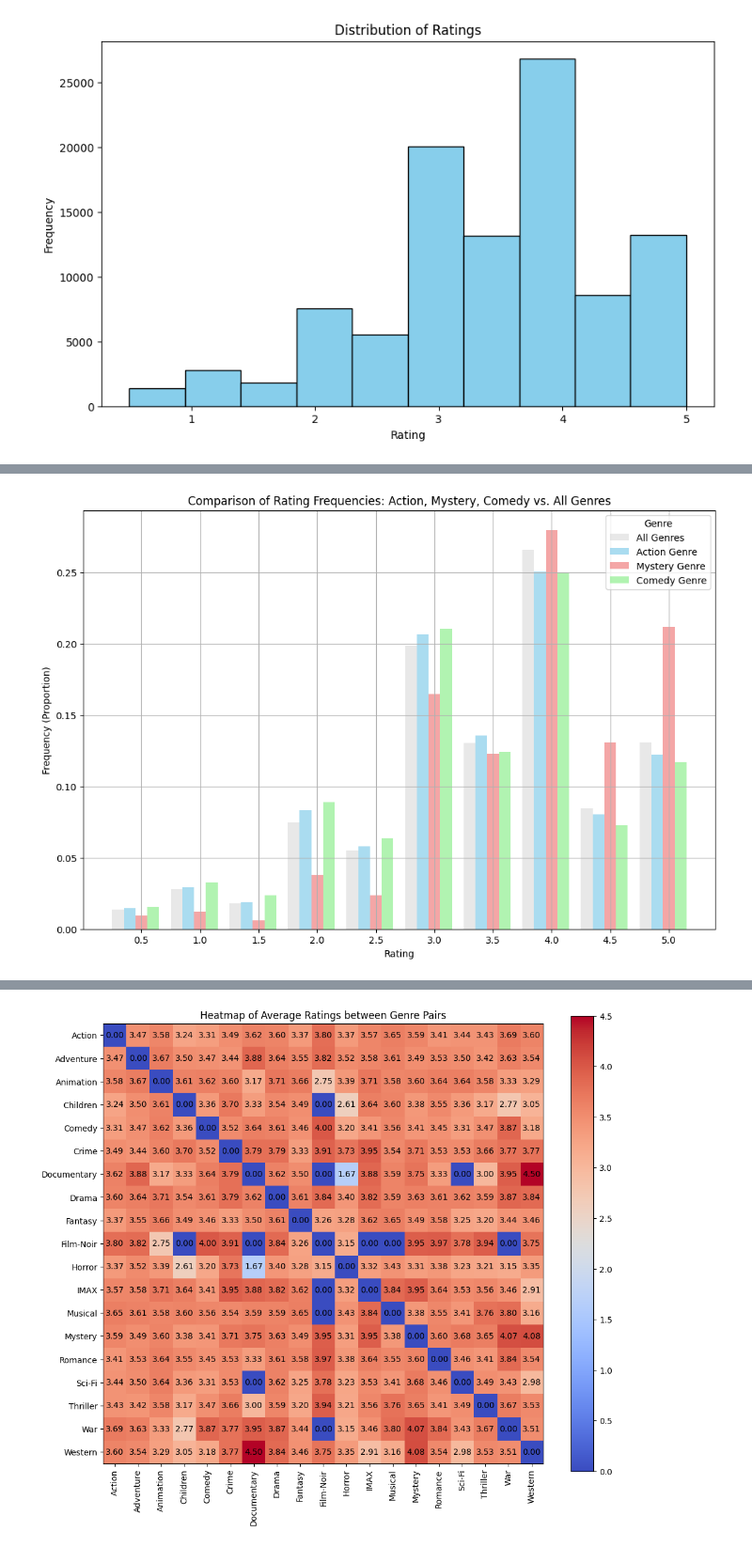
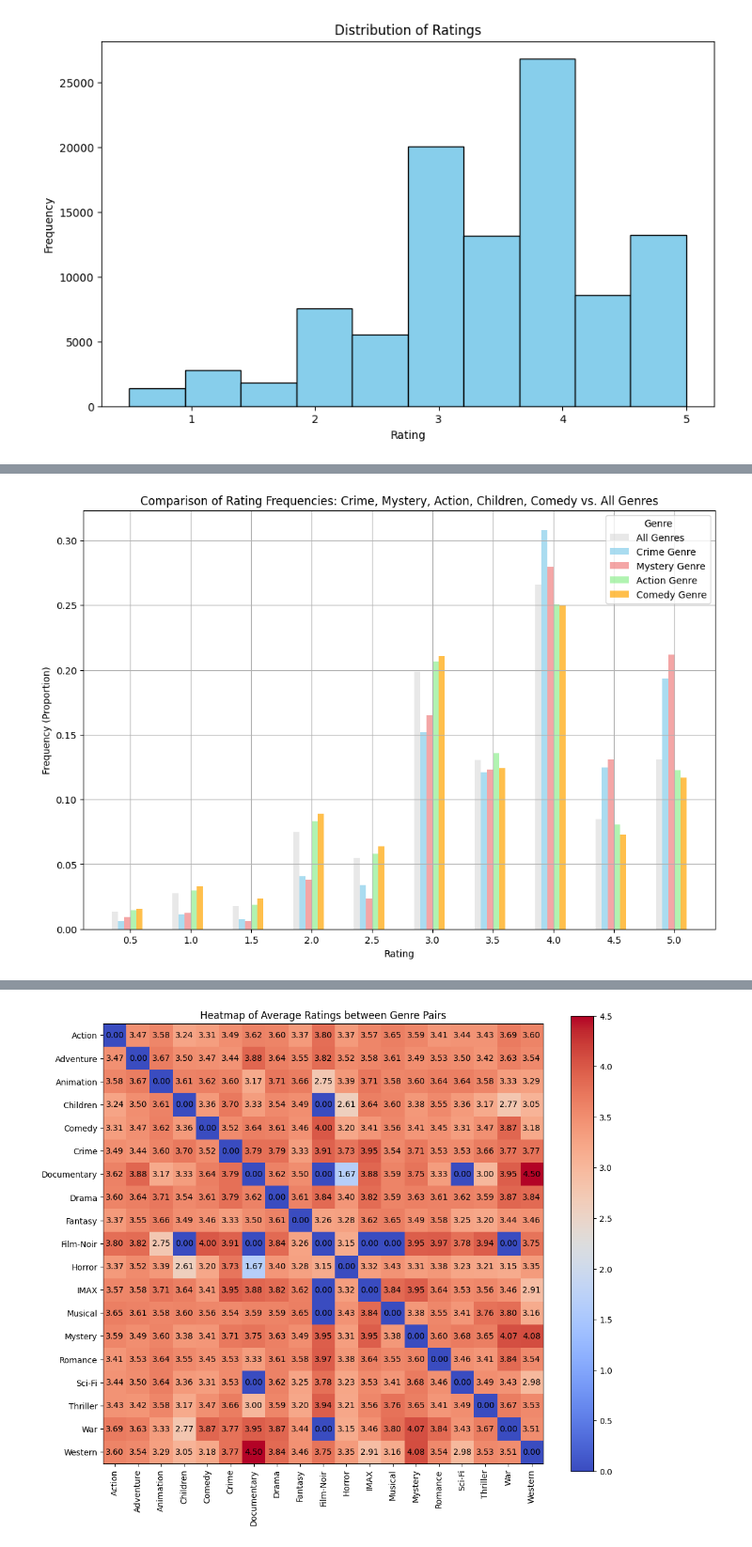
Before and after one commit to ChanceMKR/DCX_STUDY, a Jupyter notebook: d3_데이터분석.ipynb, the cells around one changed output, grey strips where cells are left out. Shown at 94% size. Cells and saved outputs as stored; diff of their text form; code cells hidden in the pictures.

```diff
--- a/d3_데이터분석.ipynb
+++ b/d3_데이터분석.ipynb
@@ -55,8 +56,8 @@ tag          1589
 timestamp    3411
 dtype: int64
 # %%
-merged_df = pd.merge(ratings, movies, on='movieId', how='inner')
-merged_df.head()
+movie = pd.merge(ratings, movies, on='movieId', how='inner')
+movie.head()
 # %% [output]
 |  | userId | movieId | rating | timestamp | title | genres |
 | 0 | 1 | 1 | 4.0 | 964982703 | Toy Story (1995) | Adventure|Animation|Children|Come... |
@@ -65,7 +66,6 @@ merged_df.head()
 | 3 | 1 | 47 | 5.0 | 964983815 | Seven (a.k.a. Se7en) (1995) | Mystery|Thriller |
 | 4 | 1 | 50 | 5.0 | 964982931 | Usual Suspects, The (1995) | Crime|Mystery|Thriller |
 # %%
-merged_df['genre'] = merged_df['genres'].str.split('|').str[0]
-merge = merged_df.drop(columns=['genres'])
-merge.head(2)
+movie['genre'] = movie['genres'].str.split('|').str[0]
+movie.head(2)
 # %% [output]
@@ -93,42 +117,43 @@ import matplotlib.pyplot as plt
 import numpy as np
 
 # 각 장르에 대한 빈도 계산
-genres = ['Action', 'Mystery', 'Comedy']
+genres = ['Crime', 'Mystery', 'Action', 'Comedy']
 genre_ratings_freq = {}
 
 for genre in genres:
-    genre_df = merged_df[merged_df['genre'] == genre]
+    genre_df = movie[movie['genre'] == genre]
     genre_ratings_count = genre_df['rating'].value_counts().sort_index()
     genre_ratings_freq[genre] = genre_ratings_count / genre_ratings_count.sum()
 
 # 전체 ratings에 대한 빈도 계산
-all_ratings_count = merged_df['rating'].value_counts().sort_index()
+all_ratings_count = movie['rating'].value_counts().sort_index()
 all_ratings_freq = all_ratings_count / all_ratings_count.sum()
 
 # 막대 너비 설정
-bar_width = 0.2
+bar_width = 0.1
 
 # x축 위치 설정
 ratings = all_ratings_count.index
 index = np.arange(len(ratings))
 
 plt.figure(figsize=(12, 8))
 
 # 전체 빈도의 평균을 막대 그래프로 그리기
 plt.bar(index, all_ratings_freq, width=bar_width, alpha=0.5, label='All Genres', color='lightgray')
 
 # 각 장르의 빈도 비율을 막대 그래프로 그리기
-colors = ['skyblue', 'lightcoral', 'lightgreen']
+colors = ['skyblue', 'lightcoral', 'lightgreen', 'orange', 'purple']
 for i, genre in enumerate(genres):
-    plt.bar(index + (i + 1) * bar_width, genre_ratings_freq[genre], width=bar_width, alpha=0.7, label=f'{genre} Genre', color=colors[i])
+    plt.bar(index + (i + 1) * bar_width, genre_ratings_freq[genre].reindex(ratings, fill_value=0),
+            width=bar_width, alpha=0.7, label=f'{genre} Genre', color=colors[i])
 
 # 그래프 제목과 축 레이블 설정
-plt.title('Comparison of Rating Frequencies: Action, Mystery, Comedy vs. All Genres')
+plt.title('Comparison of Rating Frequencies: Crime, Mystery, Action, Children, Comedy vs. All Genres')
 plt.xlabel('Rating')
 plt.ylabel('Frequency (Proportion)')
-plt.xticks(index + 2 * bar_width, ratings)
+plt.xticks(index + 2.5 * bar_width, ratings)
 plt.legend(title='Genre')
 plt.grid(True)
 plt.show()
 # %% [output]
-[figure, old version]
+[figure, new version]
```
Also changed, not shown: parts of 12 cells of this notebook.
